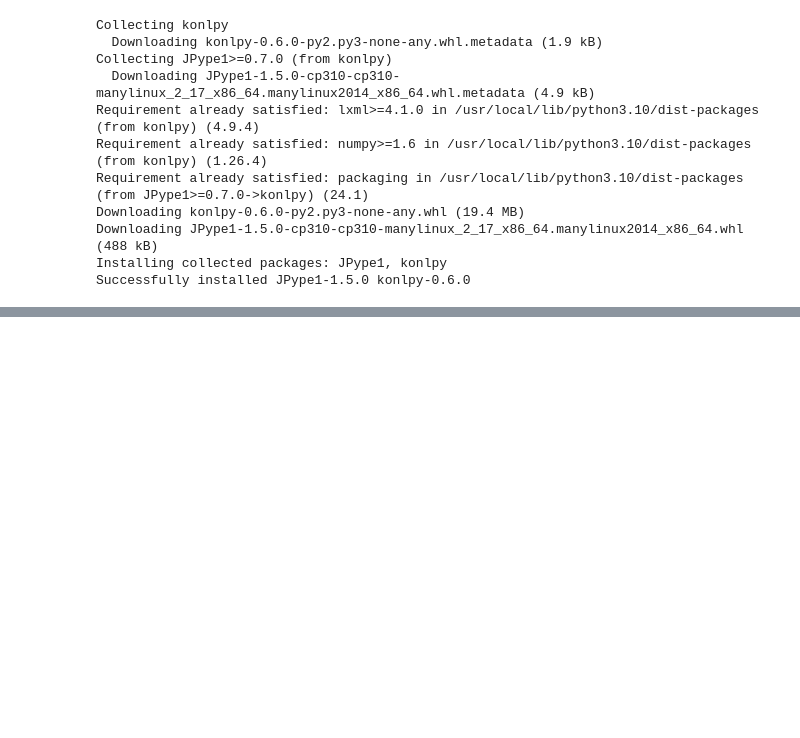
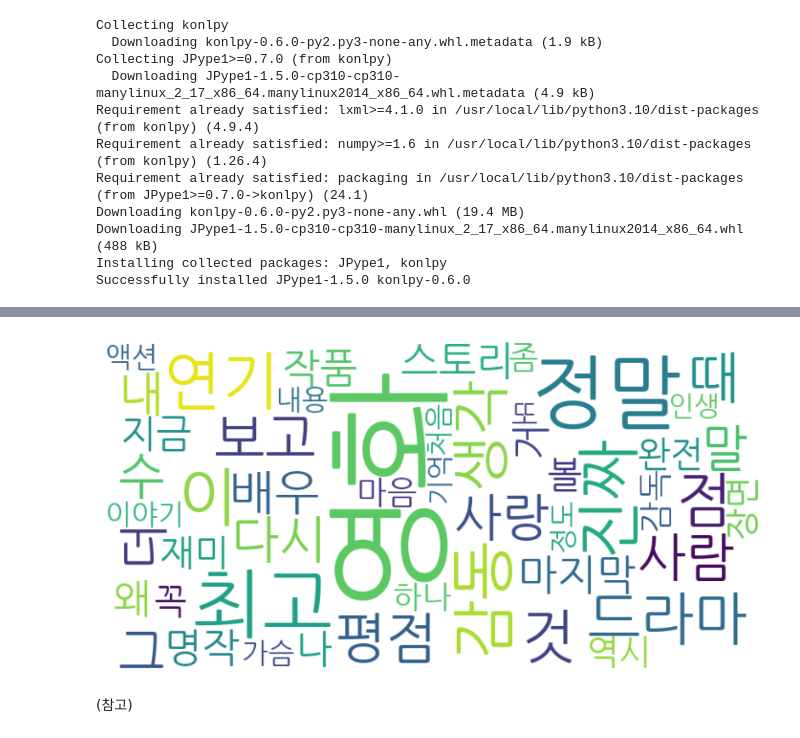
Before and after one commit to nell78/text_data_analysis, a Jupyter notebook: exercise/naver_movie_sentimental_analysis.ipynb, the cells around one changed output, grey strips where cells are left out. Saved outputs shown, nothing was run; the diff lists cells and outputs as text; code cells hidden in the pictures; blank space fills up the shorter version.

```diff
--- a/exercise/naver_movie_sentimental_analysis.ipynb
+++ b/exercise/naver_movie_sentimental_analysis.ipynb
@@ -167,0 +185,15 @@ plt.show()
+# %%
+wordcloud = WordCloud(font_path=font_path,
+                      width=800,
+                      height=400,
+                      background_color='white').generate_from_frequencies(dict(top_50_positive)) # 빈도수에 따라 워드 클라우드 생성
+
+# 결과 시각화
+plt.figure(figsize=(10, 5))
+plt.imshow(wordcloud, interpolation='bilinear')
+plt.axis('off')
+plt.show()
+# %% [output]
+[figure, added]
+# %% [markdown]
+(참고)
```
Also changed, not shown: parts of 63 cells of this notebook.
